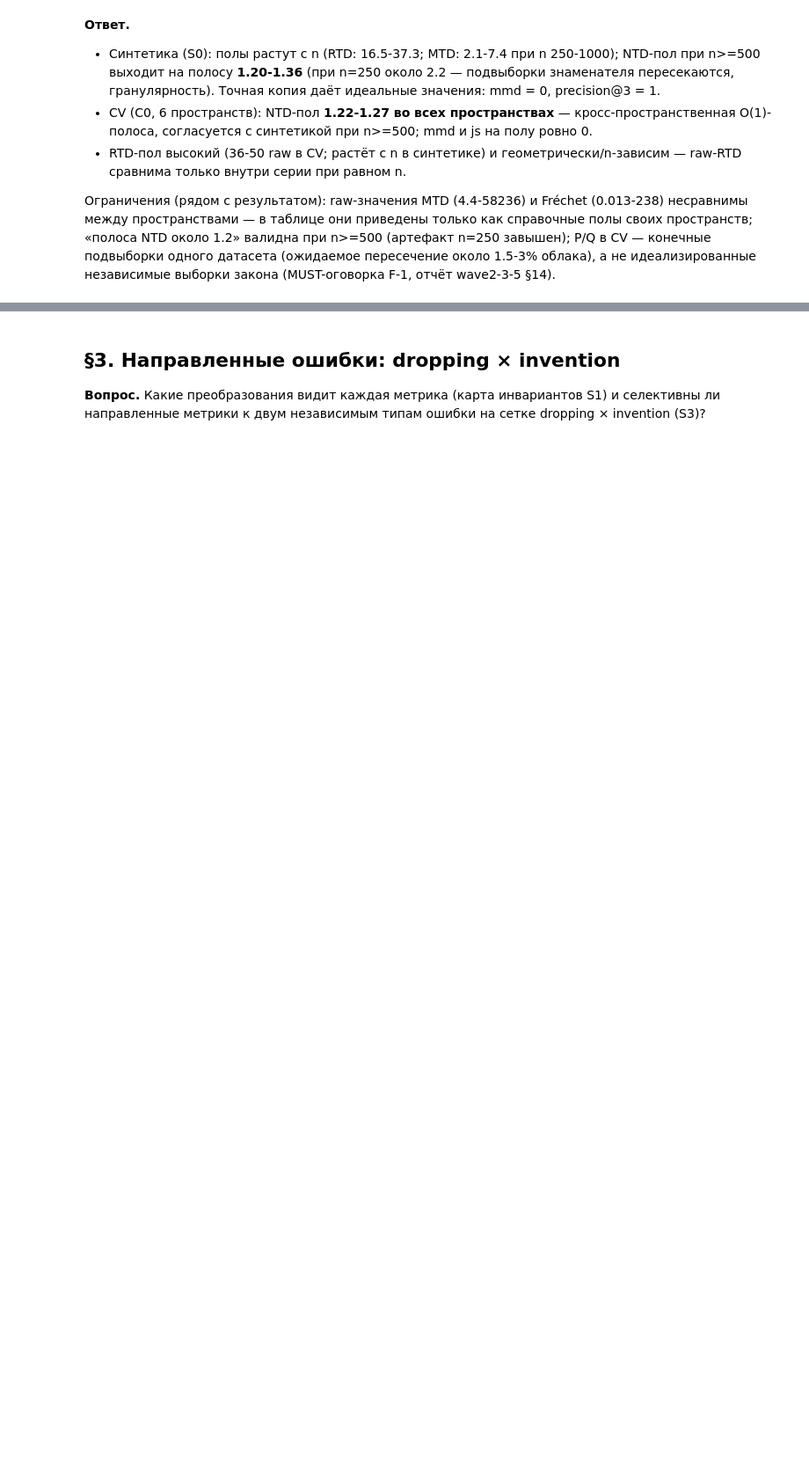
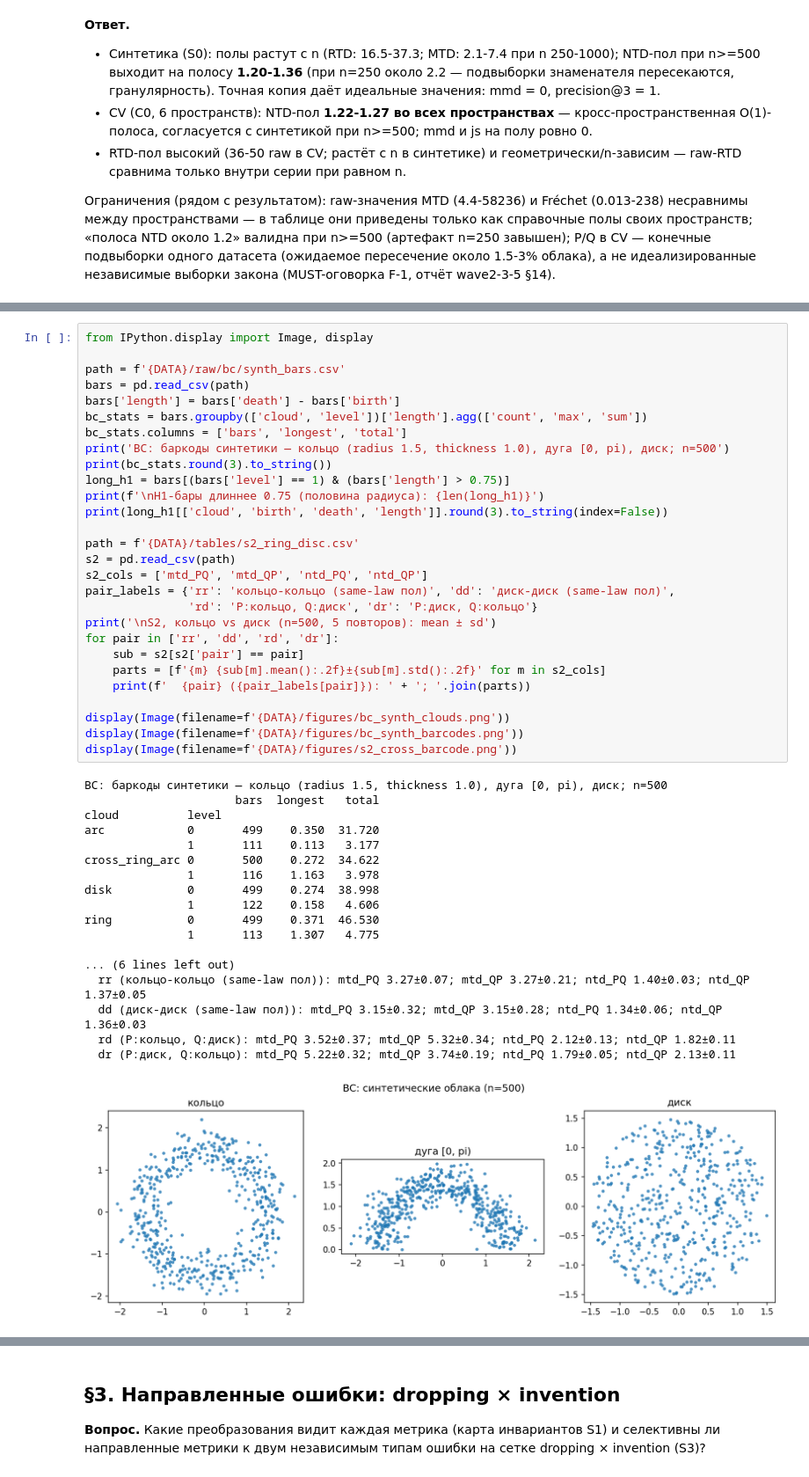
Before and after one commit to AlimAlb/tda_metrics_project, a Jupyter notebook: results/topology_metrics_final_output.ipynb, the cells around one changed output, grey strips where cells are left out. Shown at 88% size. Drawn from its saved outputs; the diff is of its cells as text; blank space fills up the shorter version.

```diff
--- a/results/topology_metrics_final_output.ipynb
+++ b/results/topology_metrics_final_output.ipynb
@@ -162,0 +187,47 @@ vae_latent16          118.797   1.243   1.270  49.734        0.901     0.914
+# %%
+from IPython.display import Image, display
+
+path = f'{DATA}/raw/bc/synth_bars.csv'
+bars = pd.read_csv(path)
+bars['length'] = bars['death'] - bars['birth']
+bc_stats = bars.groupby(['cloud', 'level'])['length'].agg(['count', 'max', 'sum'])
+bc_stats.columns = ['bars', 'longest', 'total']
+print('BC: баркоды синтетики — кольцо (radius 1.5, thickness 1.0), дуга [0, pi), диск; n=500')
+print(bc_stats.round(3).to_string())
+long_h1 = bars[(bars['level'] == 1) & (bars['length'] > 0.75)]
+print(f'\nH1-бары длиннее 0.75 (половина радиуса): {len(long_h1)}')
+print(long_h1[['cloud', 'birth', 'death', 'length']].round(3).to_string(index=False))
+
+path = f'{DATA}/tables/s2_ring_disc.csv'
+s2 = pd.read_csv(path)
+s2_cols = ['mtd_PQ', 'mtd_QP', 'ntd_PQ', 'ntd_QP']
+pair_labels = {'rr': 'кольцо-кольцо (same-law пол)', 'dd': 'диск-диск (same-law пол)',
+               'rd': 'P:кольцо, Q:диск', 'dr': 'P:диск, Q:кольцо'}
+print('\nS2, кольцо vs диск (n=500, 5 повторов): mean ± sd')
+for pair in ['rr', 'dd', 'rd', 'dr']:
+    sub = s2[s2['pair'] == pair]
+    parts = [f'{m} {sub[m].mean():.2f}±{sub[m].std():.2f}' for m in s2_cols]
+    print(f'  {pair} ({pair_labels[pair]}): ' + '; '.join(parts))
+
+display(Image(filename=f'{DATA}/figures/bc_synth_clouds.png'))
+display(Image(filename=f'{DATA}/figures/bc_synth_barcodes.png'))
+display(Image(filename=f'{DATA}/figures/s2_cross_barcode.png'))
+# %% [output]
+BC: баркоды синтетики — кольцо (radius 1.5, thickness 1.0), дуга [0, pi), диск; n=500
+                      bars  longest   total
+cloud          level
+arc            0       499    0.350  31.720
+               1       111    0.113   3.177
+cross_ring_arc 0       500    0.272  34.622
+               1       116    1.163   3.978
+disk           0       499    0.274  38.998
+               1       122    0.158   4.606
+ring           0       499    0.371  46.530
+               1       113    1.307   4.775
+
+... (6 lines left out)
+  rr (кольцо-кольцо (same-law пол)): mtd_PQ 3.27±0.07; mtd_QP 3.27±0.21; ntd_PQ 1.40±0.03; ntd_QP 1.37±0.05
+  dd (диск-диск (same-law пол)): mtd_PQ 3.15±0.32; mtd_QP 3.15±0.28; ntd_PQ 1.34±0.06; ntd_QP 1.36±0.03
+  rd (P:кольцо, Q:диск): mtd_PQ 3.52±0.37; mtd_QP 5.32±0.34; ntd_PQ 2.12±0.13; ntd_QP 1.82±0.11
+  dr (P:диск, Q:кольцо): mtd_PQ 5.22±0.32; mtd_QP 3.74±0.19; ntd_PQ 1.79±0.05; ntd_QP 2.13±0.11
+[figure, added]
```
Also changed, not shown: parts of 20 cells of this notebook, 54 other files.
